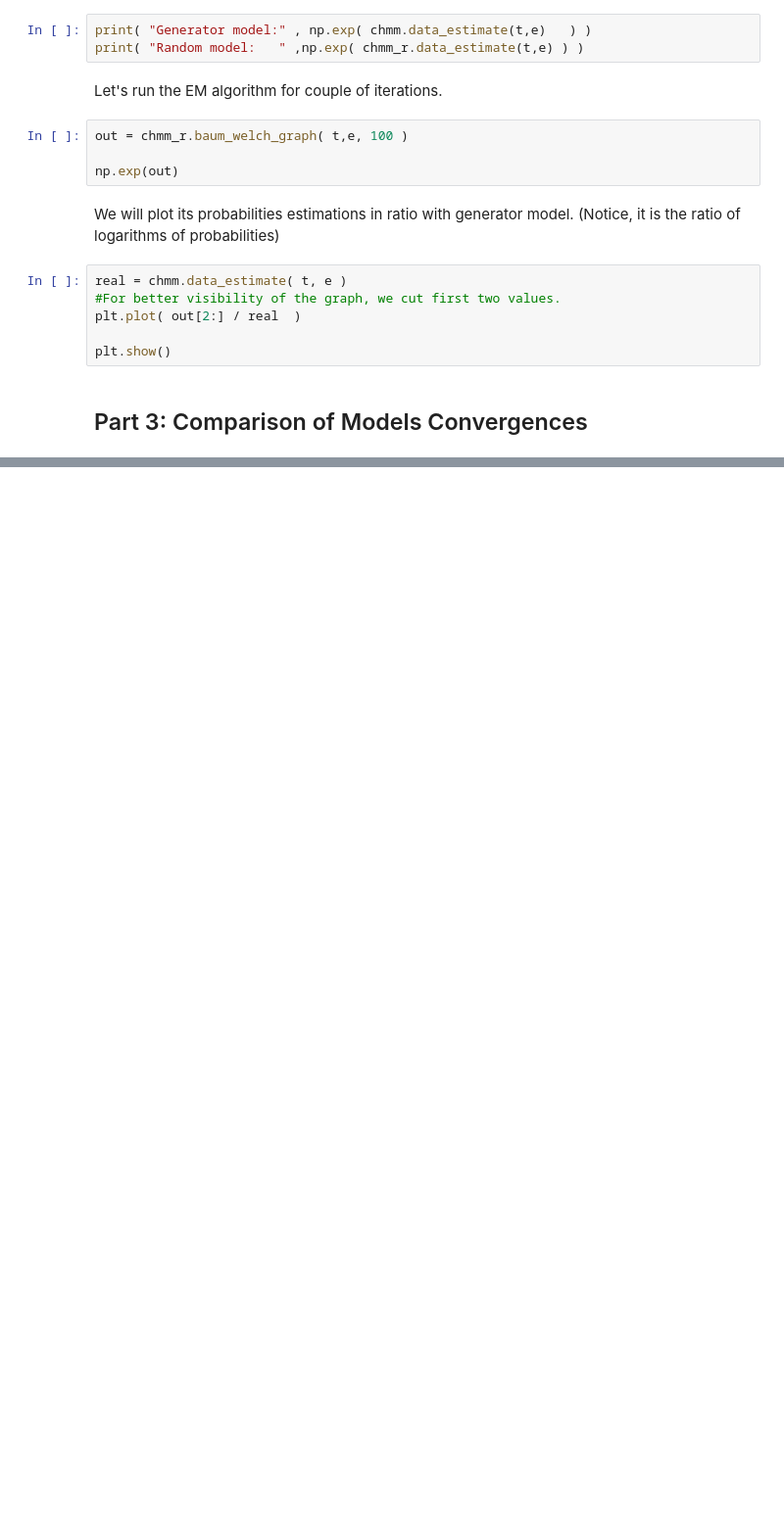
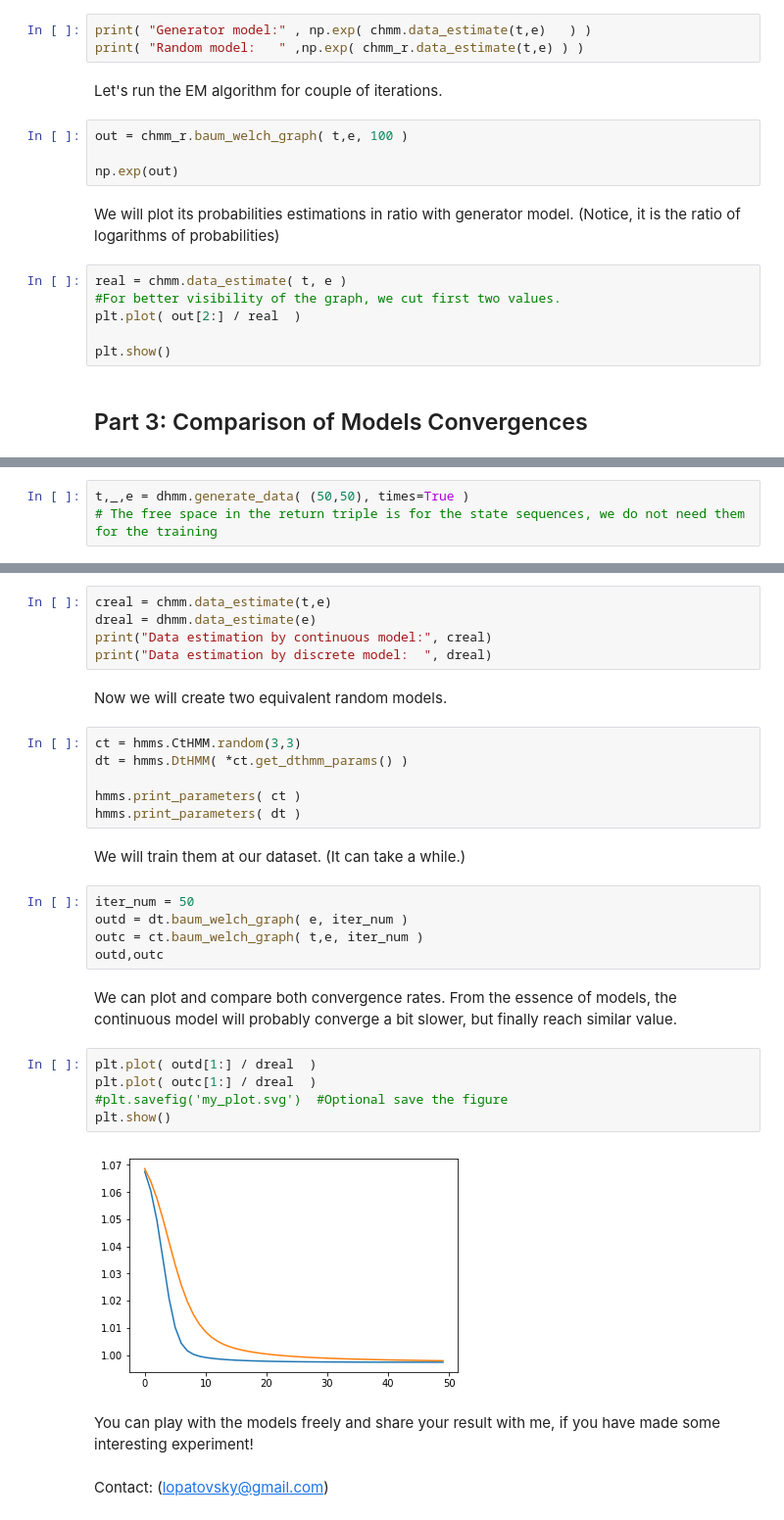
Before and after one commit to lopatovsky/HMMs, a Jupyter notebook: CT-HMM.ipynb, the cells around one changed output, grey strips where cells are left out. Shown at 98% size. Drawn from its saved outputs; the diff is of its cells as text; blank space fills up the shorter version.

```diff
--- a/CT-HMM.ipynb
+++ b/CT-HMM.ipynb
@@ -432,0 +309,3 @@ e
+# %%
+t,_,e = dhmm.generate_data( (50,50), times=True )
+# The free space in the return triple is for the state sequences, we do not need them for the training
@@ -432,0 +314,33 @@ e
+# %%
+creal = chmm.data_estimate(t,e)
+dreal = dhmm.data_estimate(e)
+print("Data estimation by continuous model:", creal)
+print("Data estimation by discrete model:  ", dreal)
+# %% [markdown]
+Now we will create two equivalent random models.
+# %%
+ct = hmms.CtHMM.random(3,3)
+dt = hmms.DtHMM( *ct.get_dthmm_params() )
+
+hmms.print_parameters( ct )
+hmms.print_parameters( dt )
+# %% [markdown]
+We will train them at our dataset. (It can take a while.)
+# %%
+iter_num = 50
+outd = dt.baum_welch_graph( e, iter_num )
+outc = ct.baum_welch_graph( t,e, iter_num )
+outd,outc
+# %% [markdown]
+We can plot and compare both convergence rates. From the essence of models, the continuous model will probably  converge a bit slower, but finally reach similar value.
+# %%
+plt.plot( outd[1:] / dreal  )
+plt.plot( outc[1:] / dreal  )
+#plt.savefig('my_plot.svg')  #Optional save the figure
+plt.show()
+# %% [output]
+[figure, added]
+# %% [markdown]
+You can play with the models freely and share your result with me, if you have made some interesting experiment!
+# %% [markdown]
+Contact: (lopatovsky@gmail.com)
```
Also changed, not shown: parts of 27 cells of this notebook.
